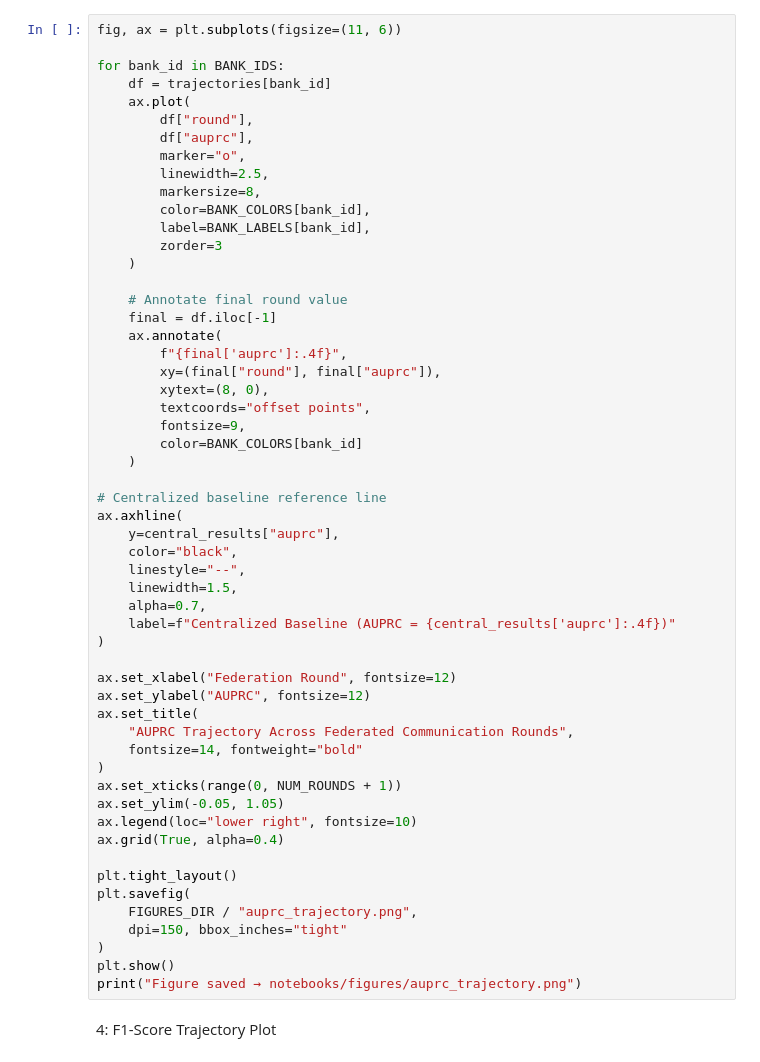
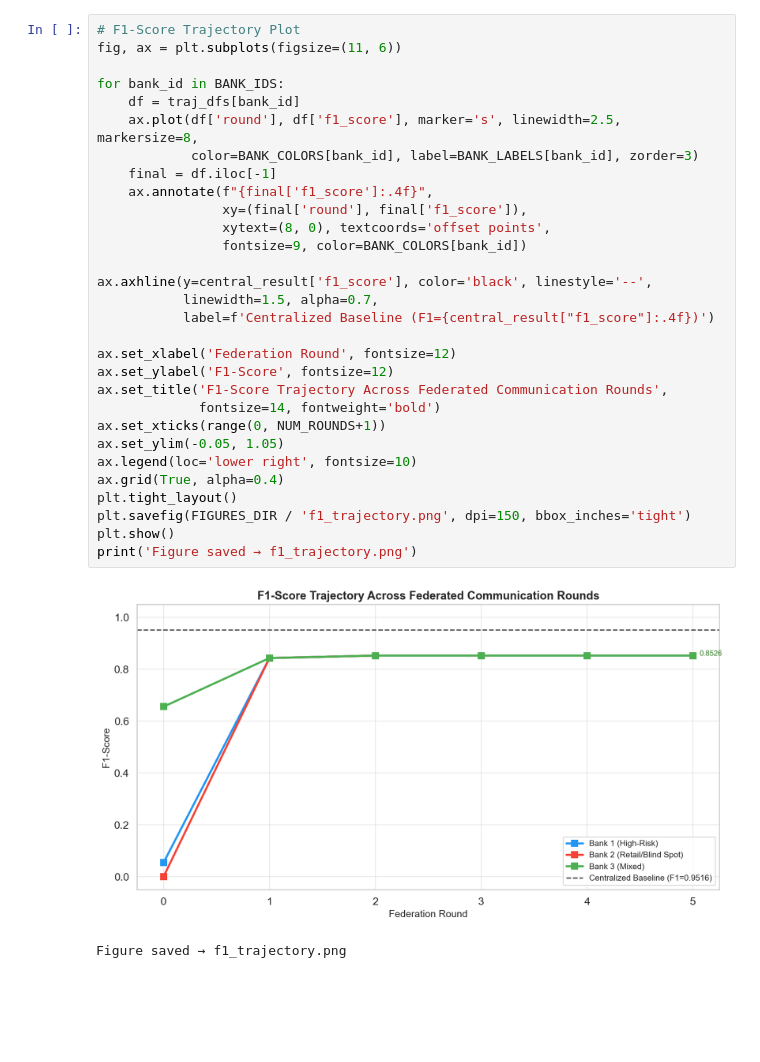
Before and after one commit to Darachhat/federated-fraud-detection, a Jupyter notebook: notebooks/03_federated_results_visualization.ipynb, the cells around one changed output. Saved outputs shown, nothing was run; the diff lists cells and outputs as text; blank space fills up the shorter version.

Commit message:
Add: Notebook

```diff
--- a/notebooks/03_federated_results_visualization.ipynb
+++ b/notebooks/03_federated_results_visualization.ipynb
@@ -93,57 +137,33 @@ for bank_id, df in trajectories.items():
 # %%
+# F1-Score Trajectory Plot
 fig, ax = plt.subplots(figsize=(11, 6))
 
 for bank_id in BANK_IDS:
-    df = trajectories[bank_id]
-    ax.plot(
-        df["round"],
-        df["auprc"],
-        marker="o",
-        linewidth=2.5,
-        markersize=8,
-        color=BANK_COLORS[bank_id],
-        label=BANK_LABELS[bank_id],
-        zorder=3
-    )
+    df = traj_dfs[bank_id]
+    ax.plot(df['round'], df['f1_score'], marker='s', linewidth=2.5, markersize=8,
+            color=BANK_COLORS[bank_id], label=BANK_LABELS[bank_id], zorder=3)
+    final = df.iloc[-1]
+    ax.annotate(f"{final['f1_score']:.4f}",
+                xy=(final['round'], final['f1_score']),
+                xytext=(8, 0), textcoords='offset points',
+                fontsize=9, color=BANK_COLORS[bank_id])
 
-    # Annotate final round value
-    final = df.iloc[-1]
-    ax.annotate(
-        f"{final['auprc']:.4f}",
-        xy=(final["round"], final["auprc"]),
-        xytext=(8, 0),
-        textcoords="offset points",
-        fontsize=9,
-        color=BANK_COLORS[bank_id]
-    )
+ax.axhline(y=central_result['f1_score'], color='black', linestyle='--',
+           linewidth=1.5, alpha=0.7,
+           label=f'Centralized Baseline (F1={central_result["f1_score"]:.4f})')
 
-# Centralized baseline reference line
-ax.axhline(
-    y=central_results["auprc"],
-    color="black",
-    linestyle="--",
-    linewidth=1.5,
-    alpha=0.7,
-    label=f"Centralized Baseline (AUPRC = {central_results['auprc']:.4f})"
-)
-
-ax.set_xlabel("Federation Round", fontsize=12)
-ax.set_ylabel("AUPRC", fontsize=12)
-ax.set_title(
-    "AUPRC Trajectory Across Federated Communication Rounds",
-    fontsize=14, fontweight="bold"
-)
-ax.set_xticks(range(0, NUM_ROUNDS + 1))
+ax.set_xlabel('Federation Round', fontsize=12)
+ax.set_ylabel('F1-Score', fontsize=12)
+ax.set_title('F1-Score Trajectory Across Federated Communication Rounds',
+             fontsize=14, fontweight='bold')
+ax.set_xticks(range(0, NUM_ROUNDS+1))
 ax.set_ylim(-0.05, 1.05)
-ax.legend(loc="lower right", fontsize=10)
+ax.legend(loc='lower right', fontsize=10)
 ax.grid(True, alpha=0.4)
-
 plt.tight_layout()
-plt.savefig(
-    FIGURES_DIR / "auprc_trajectory.png",
-    dpi=150, bbox_inches="tight"
-)
+plt.savefig(FIGURES_DIR / 'f1_trajectory.png', dpi=150, bbox_inches='tight')
 plt.show()
-print("Figure saved → notebooks/figures/auprc_trajectory.png")
+print('Figure saved → f1_trajectory.png')
+# %% [output]
+[figure, added]
+Figure saved → f1_trajectory.png
-# %% [markdown]
-4: F1-Score Trajectory Plot
```
Also changed, not shown: parts of 22 cells of this notebook, 40 other files.
